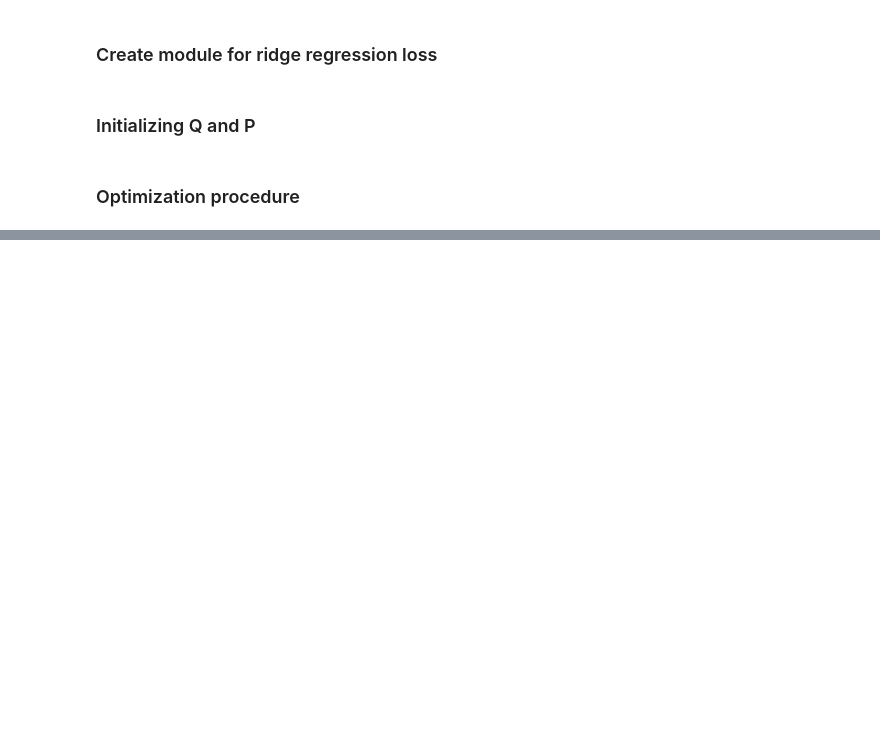
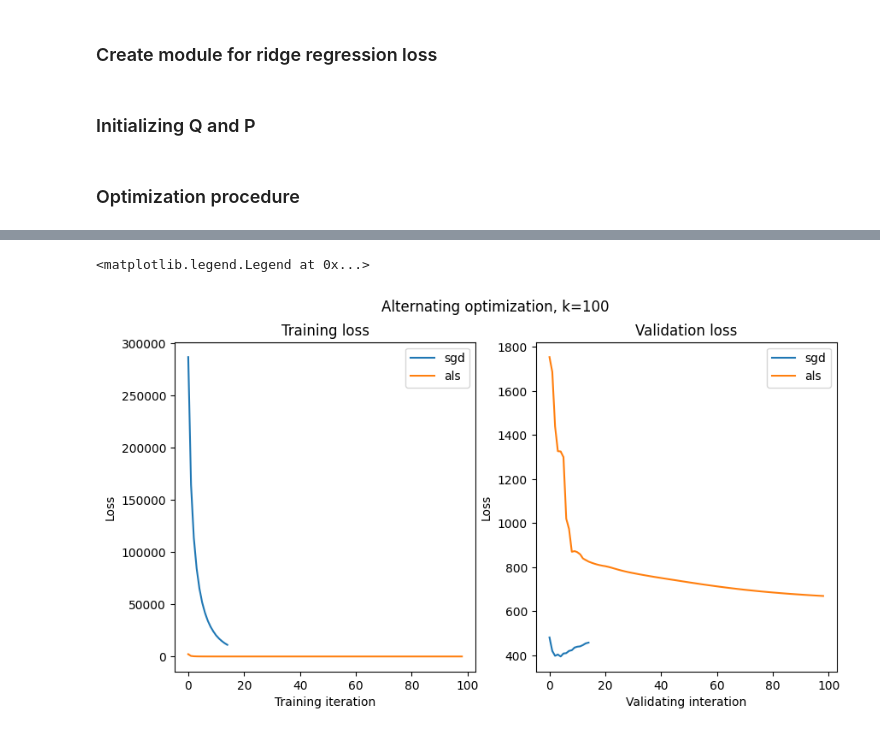
Before and after one commit to Ryoto-Kato/MachineLearning_DeepLearning-fundamentals, a Jupyter notebook: ML-Exercise/Dimensionality_Reduction.ipynb, the cells around one changed output, grey strips where cells are left out. Cells and saved outputs as stored; diff of their text form; code cells hidden in the pictures; blank space fills up the shorter version.

Commit message:
finish the section regaring matrix factorization

```diff
--- a/ML-Exercise/Dimensionality_Reduction.ipynb
+++ b/ML-Exercise/Dimensionality_Reduction.ipynb
@@ -1303,3 +1366,6 @@ best_val_loss = best_Q = best_P = converged_after = -1
 
 bef = -1 # average time to execute one iteration
 times = [] # time stamp lists
+# %%
+for i in range(4):
+    print(i)
@@ -1407,5 +1481,5 @@ Converged after -1 iterations, on average 5.510s per iteration
 # %%
-def latent_factor_alternating_optimization(R, non_zero_idx, k, val_idx, reg_lambda, max_steps = 100, init = 'random', log_every = 1, patience = 5, eval_every = 1, optimizer = 'sgd', lr = 1e-2):
+def latent_factor_alternating_optimization(R, non_zero_idx, k, val_idx, val_values, reg_lambda, max_steps = 100, init = 'random', log_every = 1, patience = 5, eval_every = 1, optimizer = 'sgd', lr = 1e-2):
     """
     Perform matrix factorization using alternating optimization.
     Training is done via patience.
@@ -1459,7 +1533,7 @@ def latent_factor_alternating_optimization(R, non_zero_idx, k, val_idx, reg_lamb
                         Evaluate the training and validation loss every x steps
                         If we observe no improvement of the validation error, we decrease out patience by 1, else we reset it to *patience*
 
-        optimizer:      str, optional, default: sgd
+        optimizer:      str in ['sgd', 'alt'], optional, default: 'sgd'
                         If 'sgd; stochastic gradient descent shall be used, otherwise, use alternating least squares.
 
     Returns:
@@ -1483,7 +1557,7 @@ def latent_factor_alternating_optimization(R, non_zero_idx, k, val_idx, reg_lamb
 
     """
 
-    nnz_mask = sp.coo_matrix((np.ones(len(non_zero_idx)), (non_zero_idx[:, 0], non_zero_idx[:, 1])), shape=R.shape, dtype = "unit8").tocsr()
+    nnz_mask = sp.coo_matrix((np.ones(len(non_zero_idx)), (non_zero_idx[:, 0], non_zero_idx[:, 1])), shape=R.shape, dtype = "uint8").tocsr()
 
     nnz_mask_col = nnz_mask.tocsc()
 
@@ -1496,7 +1570,7 @@ def latent_factor_alternating_optimization(R, non_zero_idx, k, val_idx, reg_lamb
     train_losses = []
     validation_losses = []
 
-    best_val_losses = best_Q = best_P = converged_after = -1
+    best_val_loss = best_Q = best_P = converged_after = -1
 
     train_idx = tuple(non_zero_idx.T)
 
@@ -1529,7 +1603,7 @@ def latent_factor_alternating_optimization(R, non_zero_idx, k, val_idx, reg_lamb
         print("Iteration {}, training loss: {:.3f}, validation loss: {:.3f}".format(it, train_loss, val_loss))
 
         if optimizer == 'sgd':
-            sgd_indices = np.arrange(len(train_idx[0]))
+            sgd_indices = np.arange(len(train_idx[0]))
             np.random.shuffle(sgd_indices)
 
             for idx in sgd_indices:
@@ -1541,7 +1615,7 @@ def latent_factor_alternating_optimization(R, non_zero_idx, k, val_idx, reg_lamb
                 Q[u, :] += lr * (e * P[:, i]-reg_lambda * Q[u, :])
                 P[:, i] += lr * (e * Q[u, :]-reg_lambda * P[:, i])
 
-        else:
+        elif optimizer == 'als':
             # fix Q and update P
             for rating_idx in range(R.shape[1]):
                 nnz_idx = cols[rating_idx]
@@ -1553,5 +1627,10 @@ def latent_factor_alternating_optimization(R, non_zero_idx, k, val_idx, reg_lamb
                  res = reg.fit(P[:, nnz_idx].T, np.squeeze(R[user_idx, nnz_idx].toarray()))
                  Q[user_idx, :] = res.coef_
 
-        print("Converged after {} iteration, ob average {:.3f}s per iteration".format(converged_after, np.mean(times)))
+    print("Converged after {} iteration, ob average {:.3f}s per iteration".format(converged_after, np.mean(times)))
     return best_Q, best_P, validation_losses, train_losses, converged_after
+# %%
+Q_sgd, P_sgd, val_loss_sgd, train_loss_sgd, converged_sgd = latent_factor_alternating_optimization(
+    R_shifted, nnz_index, k=100, val_idx=val_idx, val_values=val_values,
+    reg_lambda=1e-4, init='random', max_steps=100, patience=10, optimizer='sgd', lr=1e-2
+)
@@ -1557,0 +1654,5 @@ def latent_factor_alternating_optimization(R, non_zero_idx, k, val_idx, reg_lamb
+# %%
+Q_als, P_als, val_loss_als, train_loss_als, converged_als = latent_factor_alternating_optimization(
+    R_shifted, nnz_index, k=100, val_idx=val_idx, val_values=val_values,
+    reg_lambda=1e-4, init='random', max_steps=100, patience=10, optimizer='als'
+)
@@ -1557,0 +1677,21 @@ def latent_factor_alternating_optimization(R, non_zero_idx, k, val_idx, reg_lamb
+# %%
+### Plot the validation and training losses over for each iteration
+fig, ax = plt.subplots(1, 2, figsize = [10, 5])
+fig.suptitle("Alternating optimization, k=100")
+
+ax[0].plot(train_loss_sgd[1::], label = 'sgd')
+ax[0].plot(train_loss_als[1::], label = 'als')
+ax[0].set_title('Training loss')
+ax[0].set_xlabel("Training iteration")
+ax[0].set_ylabel("Loss")
+ax[0].legend()
+
+ax[1].plot(val_loss_sgd[1::], label = 'sgd')
+ax[1].plot(val_loss_als[1::], label = 'als')
+ax[1].set_title("Validation loss")
+ax[1].set_xlabel("Validating interation")
+ax[1].set_ylabel("Loss")
+ax[1].legend()
+# %% [output]
+<matplotlib.legend.Legend at 0x...>
+[figure, added]
```
Also changed, not shown: parts of 24 cells of this notebook.
